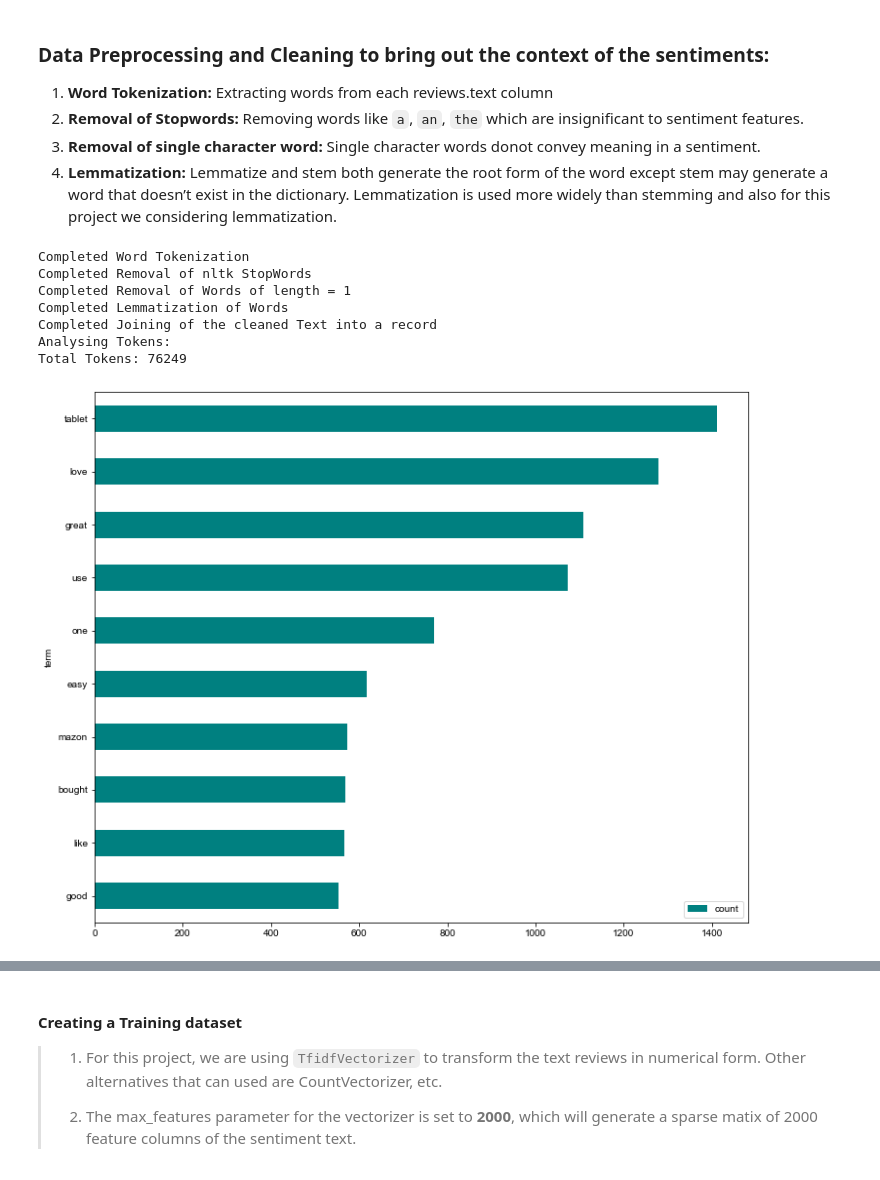
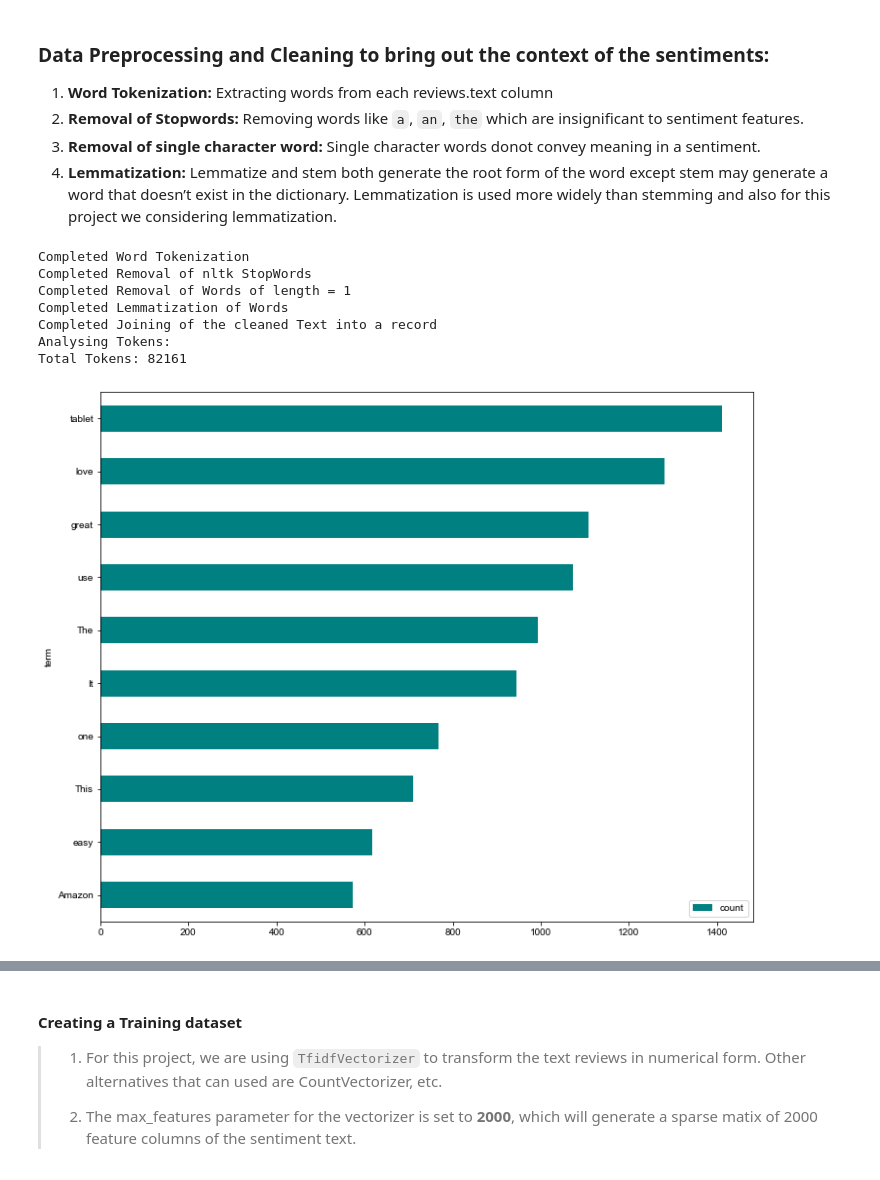
Before and after one commit to snbhattacharjya/Simplilearn, a Jupyter notebook: Capstone Project/E-commerce.ipynb, the cells around one changed output, grey strips where cells are left out. Drawn from its saved outputs; the diff is of its cells as text; code cells hidden in the pictures.

```diff
--- a/Capstone Project/E-commerce.ipynb
+++ b/Capstone Project/E-commerce.ipynb
@@ -47,7 +47,7 @@ def sample_data(data, row_count=5):
     return data[:row_count]
 # %%
 def preprocess(data):
-    data = [regexp_tokenize(record, pattern='[a-z]\w+')
+    data = [regexp_tokenize(record, pattern='[A-Za-z]\w+')
                    for record in data]
     print("Completed Word Tokenization")
 
@@ -250,13 +250,13 @@ Name: sentiment, dtype: int64
 4. __Lemmatization:__ Lemmatize and stem both generate the root form of the word except stem may generate a word that doesn’t exist in the dictionary. Lemmatization is used more widely than stemming and also for this project we considering lemmatization.
 # %%
 %%time
-merge_df['review_cleaned'] = preprocess(merge_df['reviews.text'].tolist())
+merge_df['reviews_cleaned'] = preprocess(merge_df['reviews.text'].tolist())
 # %% [output]
 Completed Word Tokenization
 Completed Removal of nltk StopWords
 Completed Removal of Words of length = 1
 Completed Lemmatization of Words
 Completed Joining of the cleaned Text into a record
 Analysing Tokens:
-Total Tokens: 76249
+Total Tokens: 82161
-[figure, old version]
+[figure, new version]
```
Also changed, not shown: parts of 25 cells of this notebook.
